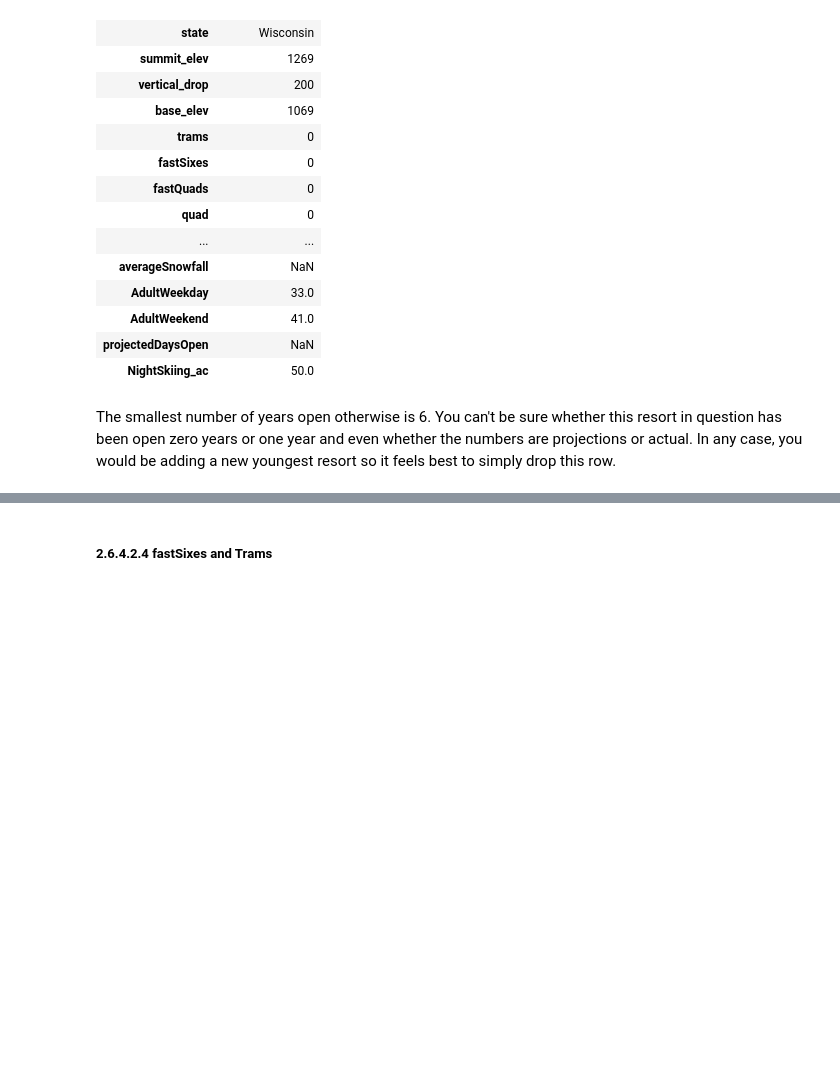
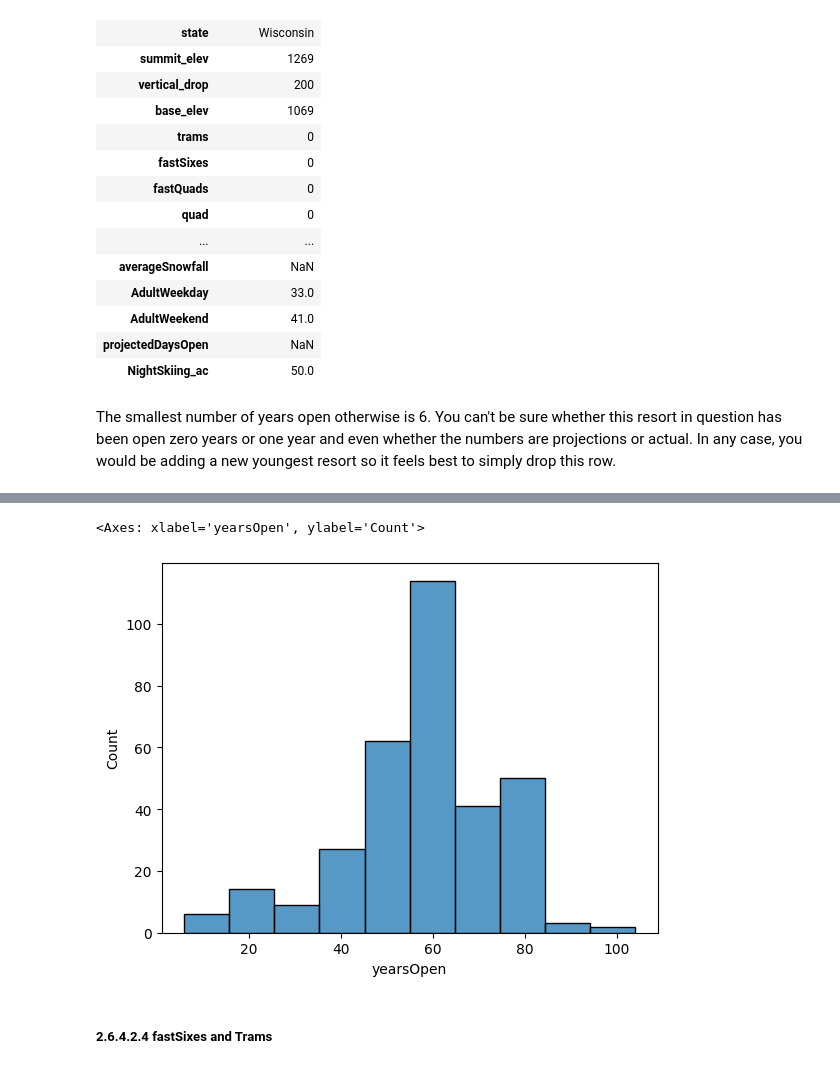
Before and after one commit to shwetahmehta/6_2_eda-ski-resort, a Jupyter notebook: Notebooks/02_data_wrangling.ipynb, the cells around one changed output, grey strips where cells are left out. Cells and saved outputs as stored; diff of their text form; code cells hidden in the pictures; blank space fills up the shorter version.

```diff
--- a/Notebooks/02_data_wrangling.ipynb
+++ b/Notebooks/02_data_wrangling.ipynb
@@ -782,3 +795,8 @@ ski_data.iloc[[314]]
+# %%
+sns.histplot(x='yearsOpen', data=ski_data, binwidth=10)
+# %% [output]
+<Axes: xlabel='yearsOpen', ylabel='Count'>
+[figure, added]
 # %% [markdown]
 ##### 2.6.4.2.4 fastSixes and Trams<a id='2.6.4.2.4_fastSixes_and_Trams'></a>
 # %% [markdown]
```
Also changed, not shown: parts of 6 cells of this notebook.
